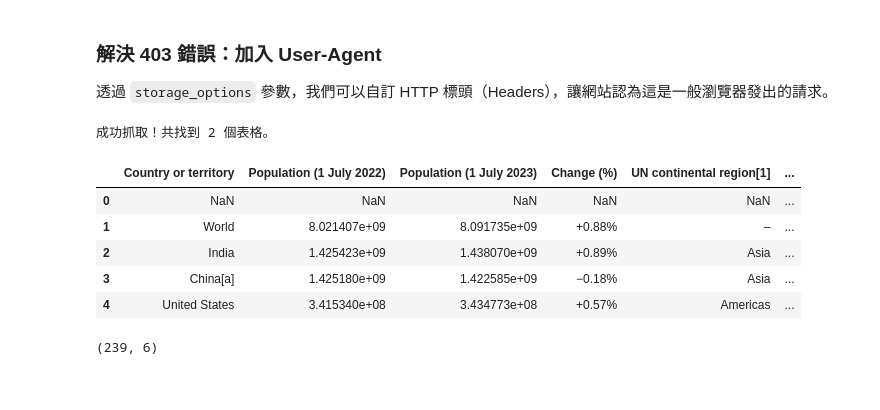
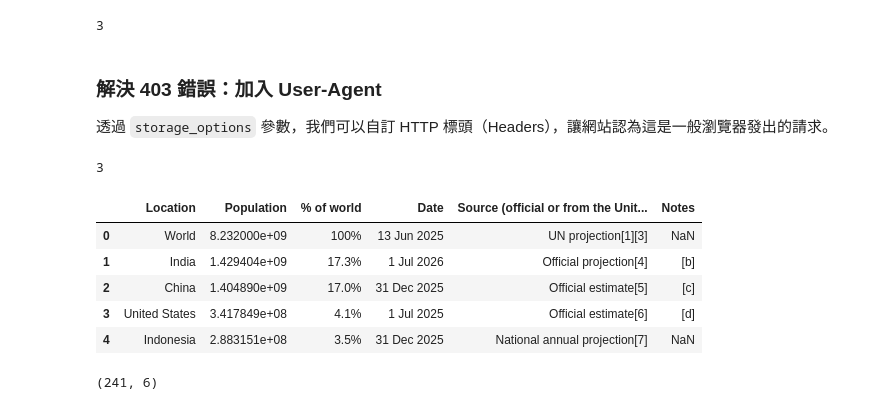
Before and after one commit to tjwei/DataScienceSoftware2026, a Jupyter notebook: pandas01.ipynb, the cells around one changed output. Saved outputs shown, nothing was run; the diff lists cells and outputs as text; code cells hidden in the pictures.

```diff
--- a/pandas01.ipynb
+++ b/pandas01.ipynb
@@ -11,30 +15,32 @@ import pandas
+# %%
+tables = pd.read_html('List_of_countries_and_dependencies_by_population')
+len(tables)
+# %% [output]
+3
 # %% [markdown]
 ### 解決 403 錯誤：加入 User-Agent
 透過 `storage_options` 參數，我們可以自訂 HTTP 標頭（Headers），讓網站認為這是一般瀏覽器發出的請求。
 # %%
 import pandas as pd
 
-url = 'https://en.wikipedia.org/wiki/List_of_countries_by_population_(United_Nations)'
+url = 'https://en.wikipedia.org/wiki/List_of_countries_and_dependencies_by_population'
 
-# 加入 User-Agent 偽裝成瀏覽器
 headers = {'User-Agent': 'Mozilla/5.0 (Windows NT 10.0; Win64; x64) AppleWebKit/537.36 (KHTML, like Gecko) Chrome/91.0.4472.124 Safari/537.36'}
-
-# 使用 storage_options 傳遞 headers
 tables = pd.read_html(url, storage_options=headers)
 
-print(f"成功抓取！共找到 {len(tables)} 個表格。\n")
+print(len(tables))
 
 df = tables[0]
 display(df.head())
 # %% [output]
-成功抓取！共找到 2 個表格。
+3
-|  | Country or territory | Population (1 July 2022) | Population (1 July 2023) | Change (%) | UN continental region[1] | ... |
-| 0 | NaN | NaN | NaN | NaN | NaN | ... |
-| 1 | World | 8.021407e+09 | 8.091735e+09 | +0.88% | – | ... |
-| 2 | India | 1.425423e+09 | 1.438070e+09 | +0.89% | Asia | ... |
-| 3 | China[a] | 1.425180e+09 | 1.422585e+09 | −0.18% | Asia | ... |
-| 4 | United States | 3.415340e+08 | 3.434773e+08 | +0.57% | Americas | ... |
+|  | Location | Population | % of world | Date | Source (official or from the Unit... | Notes |
+| 0 | World | 8.232000e+09 | 100% | 13 Jun 2025 | UN projection[1][3] | NaN |
+| 1 | India | 1.429404e+09 | 17.3% | 1 Jul 2026 | Official projection[4] | [b] |
+| 2 | China | 1.404890e+09 | 17.0% | 31 Dec 2025 | Official estimate[5] | [c] |
+| 3 | United States | 3.417849e+08 | 4.1% | 1 Jul 2025 | Official estimate[6] | [d] |
+| 4 | Indonesia | 2.883151e+08 | 3.5% | 31 Dec 2025 | National annual projection[7] | NaN |
 # %%
 df.shape
 # %% [output]
-(239, 6)
+(241, 6)
```
Also changed, not shown: parts of 19 cells of this notebook.
